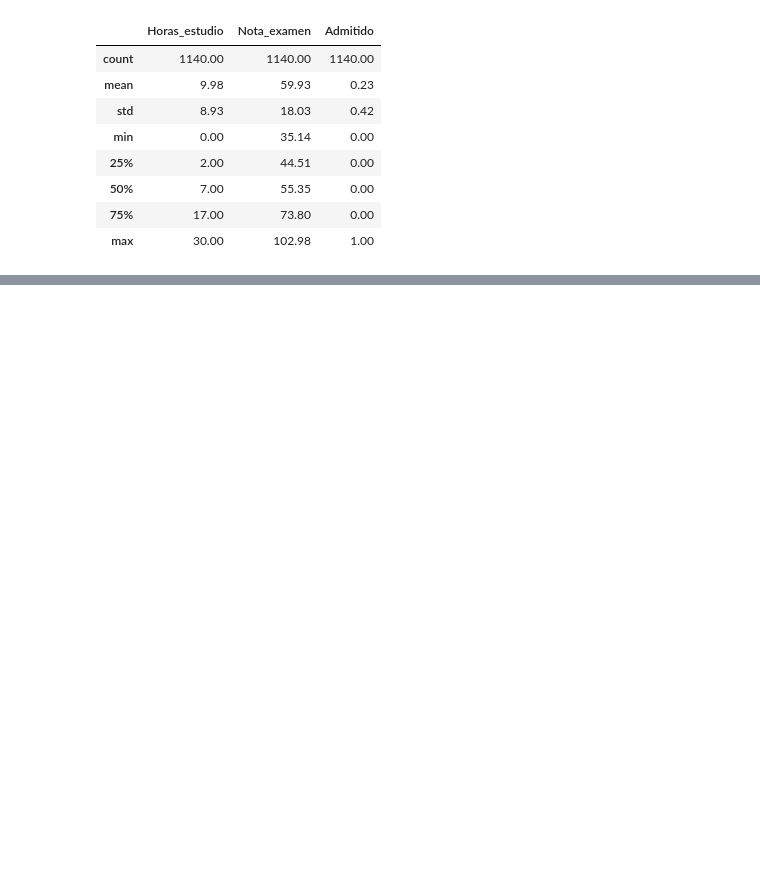
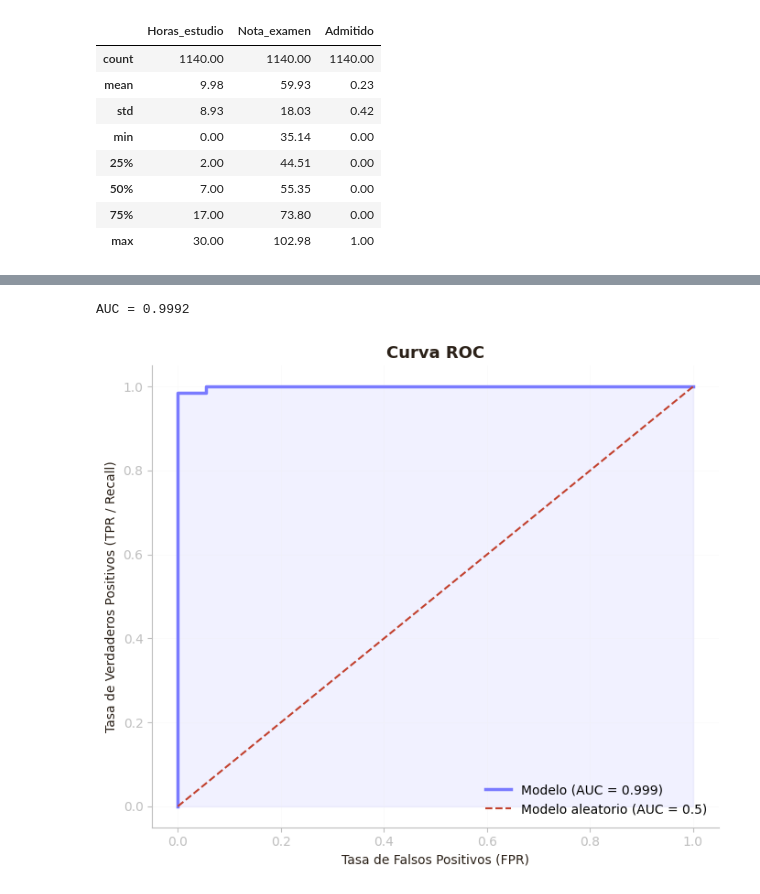
Before and after one commit to BORJAMOME/Data-Analytics-Portfolio, a Jupyter notebook: 03-Machine-Learning/01-supervisado/clasificacion/05-regresion-logistica/02-universidad/notebook.ipynb, the cells around one changed output, grey strips where cells are left out. Saved outputs shown, nothing was run; the diff lists cells and outputs as text; code cells hidden in the pictures; blank space fills up the shorter version.

```diff
--- a/03-Machine-Learning/01-supervisado/clasificacion/05-regresion-logistica/02-universidad/notebook.ipynb
+++ b/03-Machine-Learning/01-supervisado/clasificacion/05-regresion-logistica/02-universidad/notebook.ipynb
@@ -194,0 +308,9 @@ quasi-separation. In this case some parameters will not be identified.
+# %%
+# Probabilidades predichas en el test set
+y_pred_sm = modelo_logit.predict(X_test_sm)
+
+# Clasificación con threshold por defecto = 0.5
+y_sm = (y_pred_sm >= 0.5).astype(int)
+
+print("Primeras 10 probabilidades predichas:")
+print(y_pred_sm.head(10).round(3).values)
@@ -194,0 +374,26 @@ quasi-separation. In this case some parameters will not be identified.
+# %%
+# Cálculo de la curva ROC
+fpr, tpr, thresholds = roc_curve(y_test, y_pred_sm)
+auc = roc_auc_score(y_test, y_pred_sm)
+
+print("AUC =", round(auc, 4))
+# %% [output]
+AUC = 0.9992
+# %%
+# Visualización de la curva ROC
+fig, ax = plt.subplots(figsize=(7, 6))
+
+ax.plot(fpr, tpr, color=PURPLE, linewidth=2.5, label=f"Modelo (AUC = {auc:.3f})")
+ax.plot([0, 1], [0, 1], color=RED, linestyle="--", linewidth=1.5, label="Modelo aleatorio (AUC = 0.5)")
+
+ax.fill_between(fpr, tpr, alpha=0.1, color=PURPLE)
+
+ax.set_xlabel("Tasa de Falsos Positivos (FPR)")
+ax.set_ylabel("Tasa de Verdaderos Positivos (TPR / Recall)")
+ax.set_title("Curva ROC", fontsize=13, weight="bold")
+ax.legend(loc="lower right", frameon=False)
+ax.grid(alpha=0.3)
+plt.tight_layout()
+plt.show()
+# %% [output]
+[figure, added]
```
Also changed, not shown: parts of 46 cells of this notebook.
